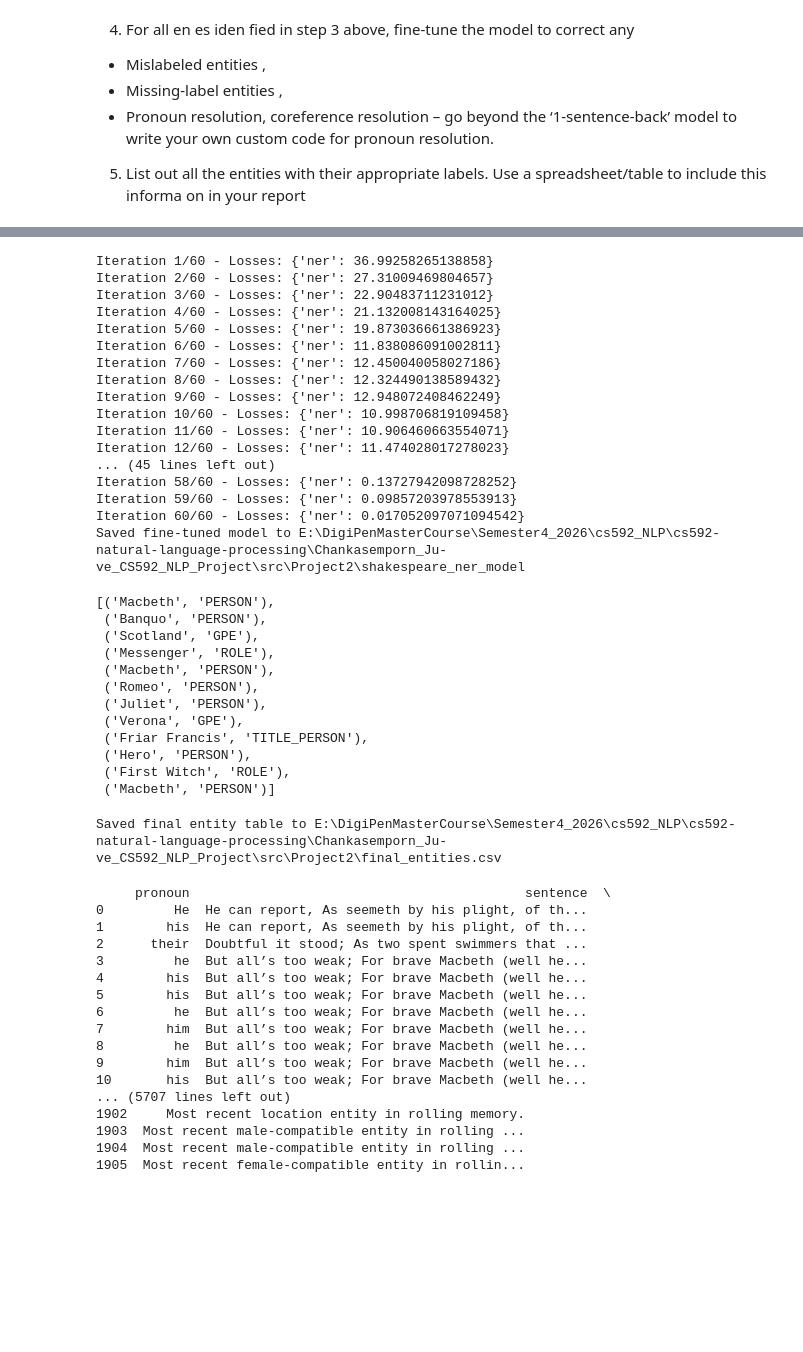
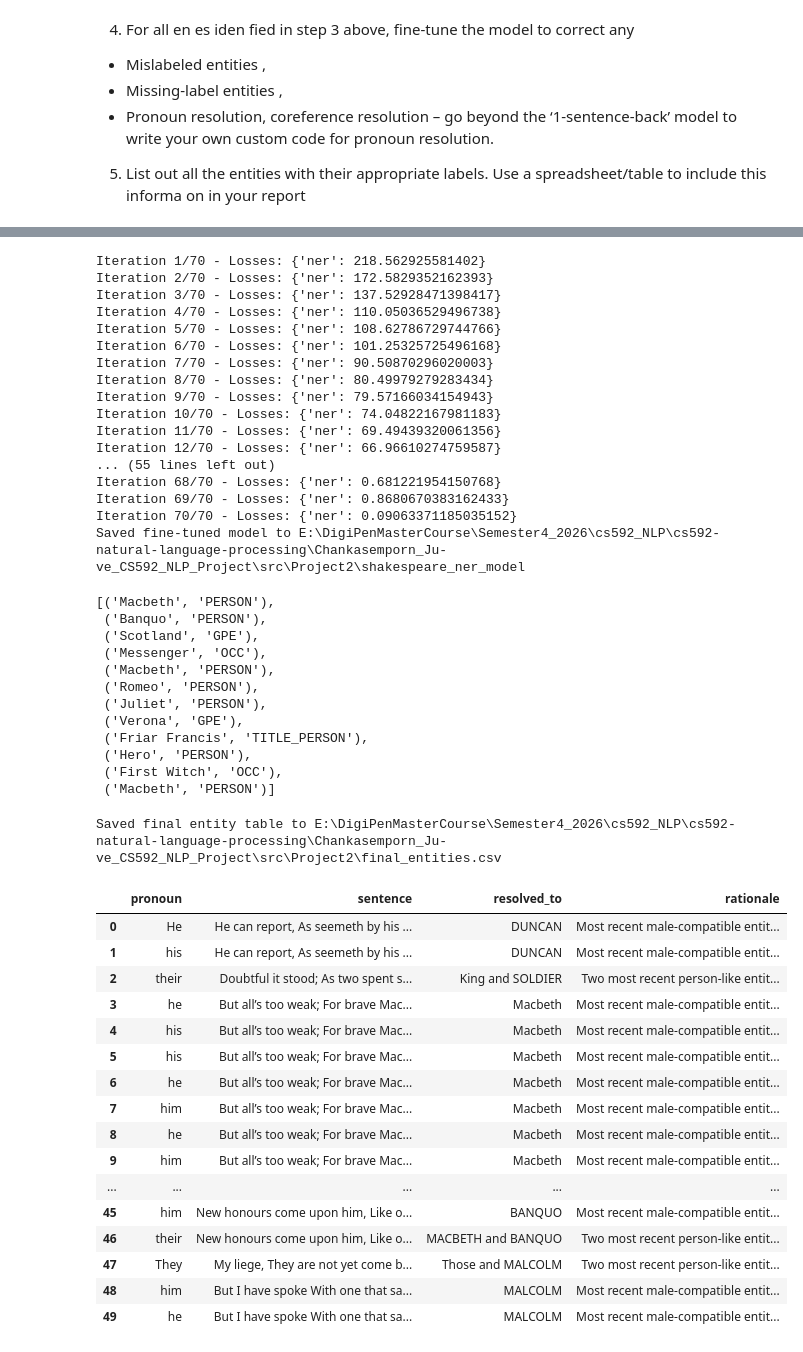
Before and after one commit to juvereturn05151/cs592-natural-language-processing, a Jupyter notebook: Chankasemporn_Ju-ve_CS592_NLP_Project/src/Project2/Project2Runner.ipynb, the cells around one changed output, grey strips where cells are left out. Saved outputs shown, nothing was run; the diff lists cells and outputs as text; code cells hidden in the pictures; blank space fills up the shorter version.

```diff
--- a/Chankasemporn_Ju-ve_CS592_NLP_Project/src/Project2/Project2Runner.ipynb
+++ b/Chankasemporn_Ju-ve_CS592_NLP_Project/src/Project2/Project2Runner.ipynb
@@ -102,25 +102,25 @@ nlp_ft = fine_tune_shakespeare_ner(
     train_data=TRAIN_DATA,
     output_dir="shakespeare_ner_model",
     base_model="en_core_web_md",
-    n_iter=60,
+    n_iter=70,
 )
 # %% [output]
-Iteration 1/60 - Losses: {'ner': 36.99258265138858}
-Iteration 2/60 - Losses: {'ner': 27.31009469804657}
-Iteration 3/60 - Losses: {'ner': 22.90483711231012}
-Iteration 4/60 - Losses: {'ner': 21.132008143164025}
-Iteration 5/60 - Losses: {'ner': 19.873036661386923}
-Iteration 6/60 - Losses: {'ner': 11.838086091002811}
-Iteration 7/60 - Losses: {'ner': 12.450040058027186}
-Iteration 8/60 - Losses: {'ner': 12.324490138589432}
-Iteration 9/60 - Losses: {'ner': 12.948072408462249}
-Iteration 10/60 - Losses: {'ner': 10.998706819109458}
-Iteration 11/60 - Losses: {'ner': 10.906460663554071}
-Iteration 12/60 - Losses: {'ner': 11.474028017278023}
-... (45 lines left out)
-Iteration 58/60 - Losses: {'ner': 0.13727942098728252}
-Iteration 59/60 - Losses: {'ner': 0.09857203978553913}
-Iteration 60/60 - Losses: {'ner': 0.017052097071094542}
+Iteration 1/70 - Losses: {'ner': 218.562925581402}
+Iteration 2/70 - Losses: {'ner': 172.5829352162393}
+Iteration 3/70 - Losses: {'ner': 137.52928471398417}
+Iteration 4/70 - Losses: {'ner': 110.05036529496738}
+Iteration 5/70 - Losses: {'ner': 108.62786729744766}
+Iteration 6/70 - Losses: {'ner': 101.25325725496168}
+Iteration 7/70 - Losses: {'ner': 90.50870296020003}
+Iteration 8/70 - Losses: {'ner': 80.49979279283434}
+Iteration 9/70 - Losses: {'ner': 79.57166034154943}
+Iteration 10/70 - Losses: {'ner': 74.04822167981183}
+Iteration 11/70 - Losses: {'ner': 69.49439320061356}
+Iteration 12/70 - Losses: {'ner': 66.96610274759587}
+... (55 lines left out)
+Iteration 68/70 - Losses: {'ner': 0.681221954150768}
+Iteration 69/70 - Losses: {'ner': 0.8680670383162433}
+Iteration 70/70 - Losses: {'ner': 0.09063371185035152}
 Saved fine-tuned model to E:\DigiPenMasterCourse\Semester4_2026\cs592_NLP\cs592-natural-language-processing\Chankasemporn_Ju-ve_CS592_NLP_Project\src\Project2\shakespeare_ner_model
 # %%
 sample_text = """
@@ -137,14 +137,14 @@ doc_sample = nlp_ft(sample_text)
 [('Macbeth', 'PERSON'),
  ('Banquo', 'PERSON'),
  ('Scotland', 'GPE'),
- ('Messenger', 'ROLE'),
+ ('Messenger', 'OCC'),
  ('Macbeth', 'PERSON'),
  ('Romeo', 'PERSON'),
  ('Juliet', 'PERSON'),
  ('Verona', 'GPE'),
  ('Friar Francis', 'TITLE_PERSON'),
  ('Hero', 'PERSON'),
- ('First Witch', 'ROLE'),
+ ('First Witch', 'OCC'),
  ('Macbeth', 'PERSON')]
 # %%
 test_text = load_shakespeare_test_text("../../data/train")
@@ -159,22 +159,24 @@ final_df = export_final_entity_table(
 Saved final entity table to E:\DigiPenMasterCourse\Semester4_2026\cs592_NLP\cs592-natural-language-processing\Chankasemporn_Ju-ve_CS592_NLP_Project\src\Project2\final_entities.csv
 # %%
 coref_df = resolve_pronouns_custom(doc_ft)
+
+coref_df = coref_df.head(50)
 coref_df
 # %% [output]
-     pronoun                                           sentence  \
-0         He  He can report, As seemeth by his plight, of th...
-1        his  He can report, As seemeth by his plight, of th...
-2      their  Doubtful it stood; As two spent swimmers that ...
-3         he  But all’s too weak; For brave Macbeth (well he...
-4        his  But all’s too weak; For brave Macbeth (well he...
-5        his  But all’s too weak; For brave Macbeth (well he...
-6         he  But all’s too weak; For brave Macbeth (well he...
-7        him  But all’s too weak; For brave Macbeth (well he...
-8         he  But all’s too weak; For brave Macbeth (well he...
-9        him  But all’s too weak; For brave Macbeth (well he...
-10       his  But all’s too weak; For brave Macbeth (well he...
-... (5707 lines left out)
-1902     Most recent location entity in rolling memory.
-1903  Most recent male-compatible entity in rolling ...
-1904  Most recent male-compatible entity in rolling ...
-1905  Most recent female-compatible entity in rollin...
+|  | pronoun | sentence | resolved_to | rationale |
+| 0 | He | He can report, As seemeth by his ... | DUNCAN | Most recent male-compatible entit... |
+| 1 | his | He can report, As seemeth by his ... | DUNCAN | Most recent male-compatible entit... |
+| 2 | their | Doubtful it stood; As two spent s... | King and SOLDIER | Two most recent person-like entit... |
+| 3 | he | But all’s too weak; For brave Mac... | Macbeth | Most recent male-compatible entit... |
+| 4 | his | But all’s too weak; For brave Mac... | Macbeth | Most recent male-compatible entit... |
+| 5 | his | But all’s too weak; For brave Mac... | Macbeth | Most recent male-compatible entit... |
+| 6 | he | But all’s too weak; For brave Mac... | Macbeth | Most recent male-compatible entit... |
+| 7 | him | But all’s too weak; For brave Mac... | Macbeth | Most recent male-compatible entit... |
+| 8 | he | But all’s too weak; For brave Mac... | Macbeth | Most recent male-compatible entit... |
+| 9 | him | But all’s too weak; For brave Mac... | Macbeth | Most recent male-compatible entit... |
+| ... | ... | ... | ... | ... |
+| 45 | him | New honours come upon him, Like o... | BANQUO | Most recent male-compatible entit... |
+| 46 | their | New honours come upon him, Like o... | MACBETH and BANQUO | Two most recent person-like entit... |
+| 47 | They | My liege, They are not yet come b... | Those and MALCOLM | Two most recent person-like entit... |
+| 48 | him | But I have spoke With one that sa... | MALCOLM | Most recent male-compatible entit... |
+| 49 | he | But I have spoke With one that sa... | MALCOLM | Most recent male-compatible entit... |
```
Also changed, not shown: parts of 2 cells of this notebook, 8 other files.
